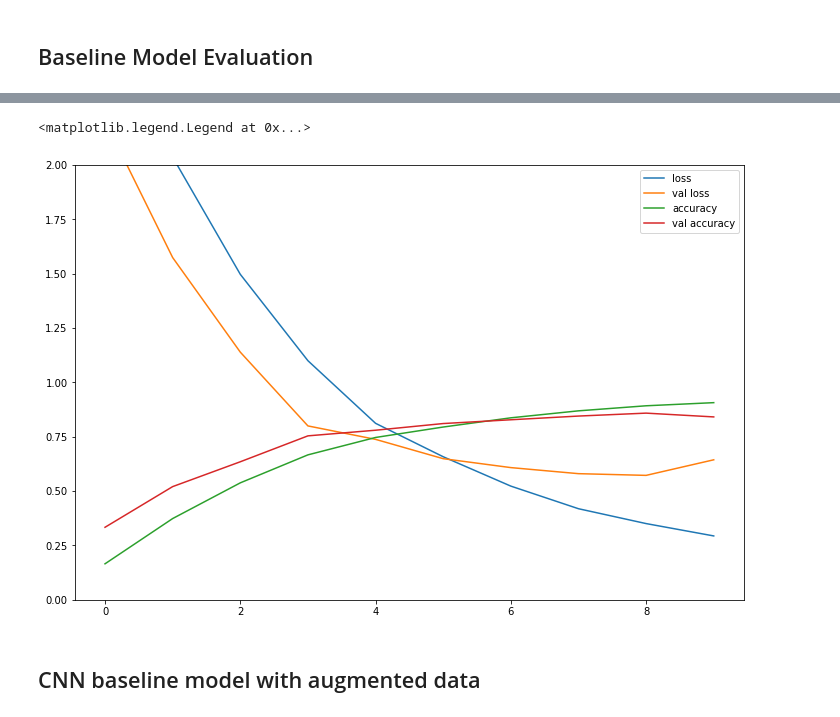
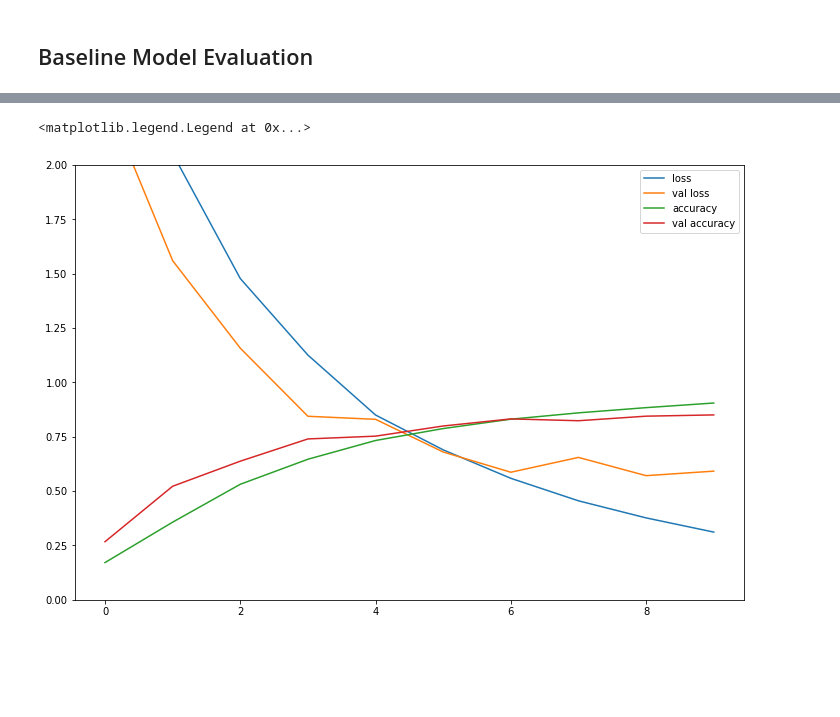
Before and after one commit to Antonio417/Computer_Vision_and_Machine_Learning_Portfolio, a Jupyter notebook: Machine Learning/Detecting_Character/detecting_character.ipynb, the cells around one changed output, grey strips where cells are left out. Cells and saved outputs as stored; diff of their text form; code cells hidden in the pictures; blank space fills up the shorter version.

Commit message:
Evaluating Baseline Model

```diff
--- a/Machine Learning/Detecting_Character/detecting_character.ipynb
+++ b/Machine Learning/Detecting_Character/detecting_character.ipynb
@@ -262,8 +262,8 @@ Early stopping was done to reduce the chance for the model to overfit the traini
 earlystopping = tf.keras.callbacks.EarlyStopping(patience=5,
                                                  monitor='val_accuracy',
                                                  mode='max')
-h = model.fit(X_train, y_train_hot,
+baseline_model = model.fit(X_train, y_train_hot,
               validation_data=(X_validation, y_val_hot), epochs=10,
-              batch_size=64)
+              batch_size=64, callbacks=[earlystopping])
 # %% [output]
 Epoch 1/10
@@ -306,13 +306,11 @@ model.evaluate(X_test, y_test_hot)
 # %%
 plt.figure(figsize=(12,8))
-plt.plot(h.history['loss'], label = 'loss')
-plt.plot(h.history['val_loss'], label = 'val loss')
-plt.plot(h.history['accuracy'], label = 'accuracy')
-plt.plot(h.history['val_accuracy'], label = 'val accuracy')
+plt.plot(baseline_model.history['loss'], label = 'loss')
+plt.plot(baseline_model.history['val_loss'], label = 'val loss')
+plt.plot(baseline_model.history['accuracy'], label = 'accuracy')
+plt.plot(baseline_model.history['val_accuracy'], label = 'val accuracy')
 plt.gca().set_ylim(0,2)
 plt.legend()
 # %% [output]
 <matplotlib.legend.Legend at 0x...>
-[figure, old version]
+[figure, new version]
-# %% [markdown]
-## CNN baseline model with augmented data
```
Also changed, not shown: parts of 15 cells of this notebook.
